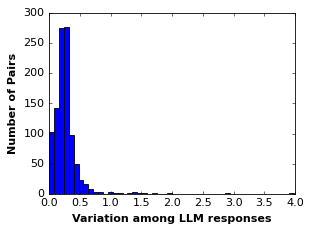
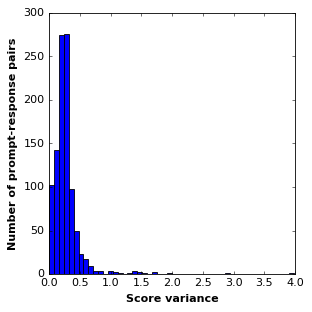
The change to this notebook cell's code, shown as a diff; its figure went from the first image to the second:
--- before
+++ after
@@ -1,11 +1,11 @@
 
-plt.figure(figsize=(4, 3))
+plt.figure(figsize=(4, 4))
 plt.hist(sigma, bins=50, edgecolor='black')  # bins=10 is default, can adjust as needed
-plt.xlabel('Variation among LLM responses', fontweight="bold")
-plt.ylabel('Number of Pairs', fontweight="bold")
+plt.xlabel('Score variance', fontweight="bold")
+plt.ylabel('Number of prompt-response pairs', fontweight="bold")
 plt.title('')
 # plt.xticks(fontsize=12)
 # plt.yticks(fontsize=12)
 plt.tight_layout()
-plt.savefig(f"./outputs/histograms/asthetic/population_variance of {models[0]} on { data_attributes[0]}.pdf", format="pdf", dpi=1200, bbox_inches=0)
+plt.savefig(f"./outputs/histograms/proper_versioning/{histogram_version},population_variance of {models[0]} on { data_attributes[0]}.pdf", format="pdf", dpi=1200, bbox_inches=0)
 plt.show()

Commit: Cleaning up the files.